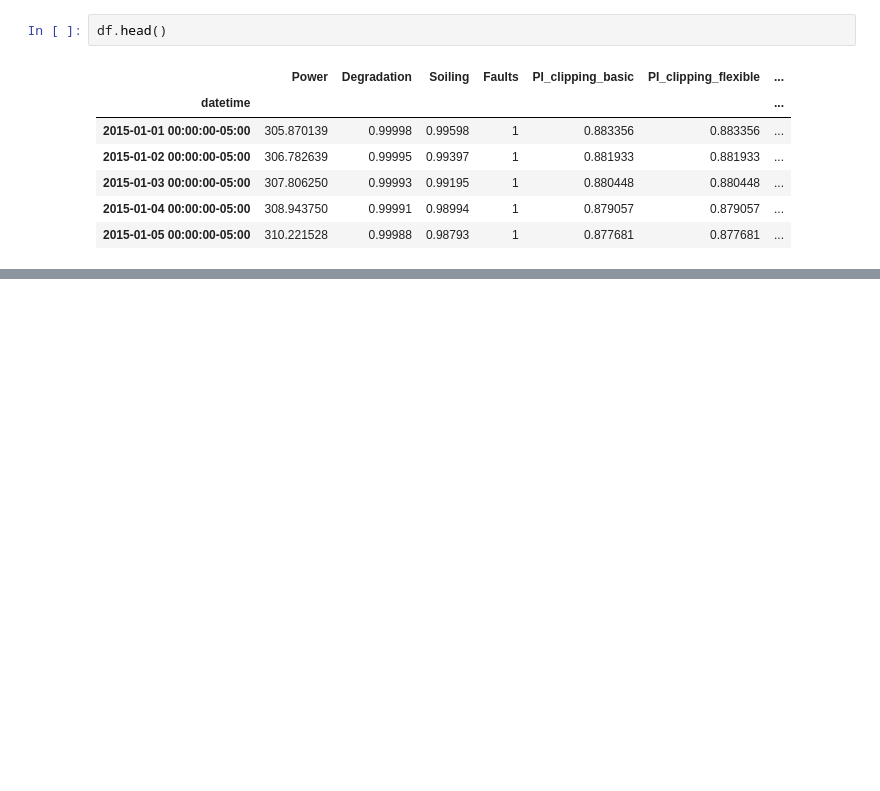
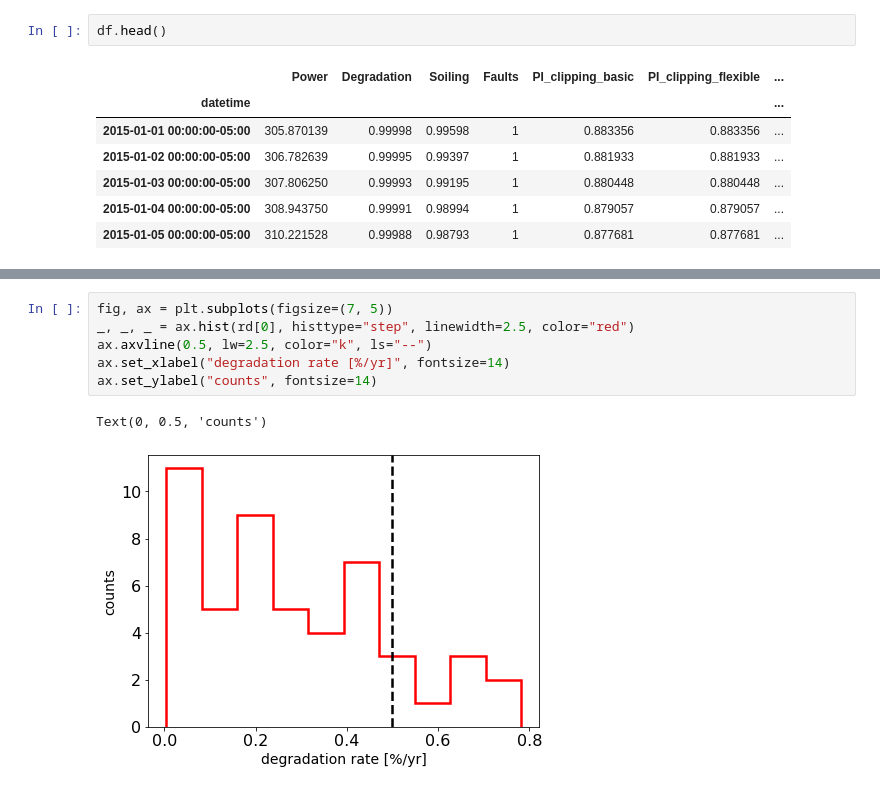
Before and after one commit to Rufski/S2DS-EPRI, a Jupyter notebook: notebooks/1.0-CODS-w-bootstrap.ipynb, the cells around one changed output, grey strips where cells are left out. Drawn from its saved outputs; the diff is of its cells as text; blank space fills up the shorter version.

```diff
--- a/notebooks/1.0-CODS-w-bootstrap.ipynb
+++ b/notebooks/1.0-CODS-w-bootstrap.ipynb
@@ -136,0 +256,9 @@ Text(0.5, 0, 'time [years]')
+# %%
+fig, ax = plt.subplots(figsize=(7, 5))
+_, _, _ = ax.hist(rd[0], histtype="step", linewidth=2.5, color="red")
+ax.axvline(0.5, lw=2.5, color="k", ls="--")
+ax.set_xlabel("degradation rate [%/yr]", fontsize=14)
+ax.set_ylabel("counts", fontsize=14)
+# %% [output]
+Text(0, 0.5, 'counts')
+[figure, added]
```
Also changed, not shown: parts of 19 cells of this notebook, 2 other files.
